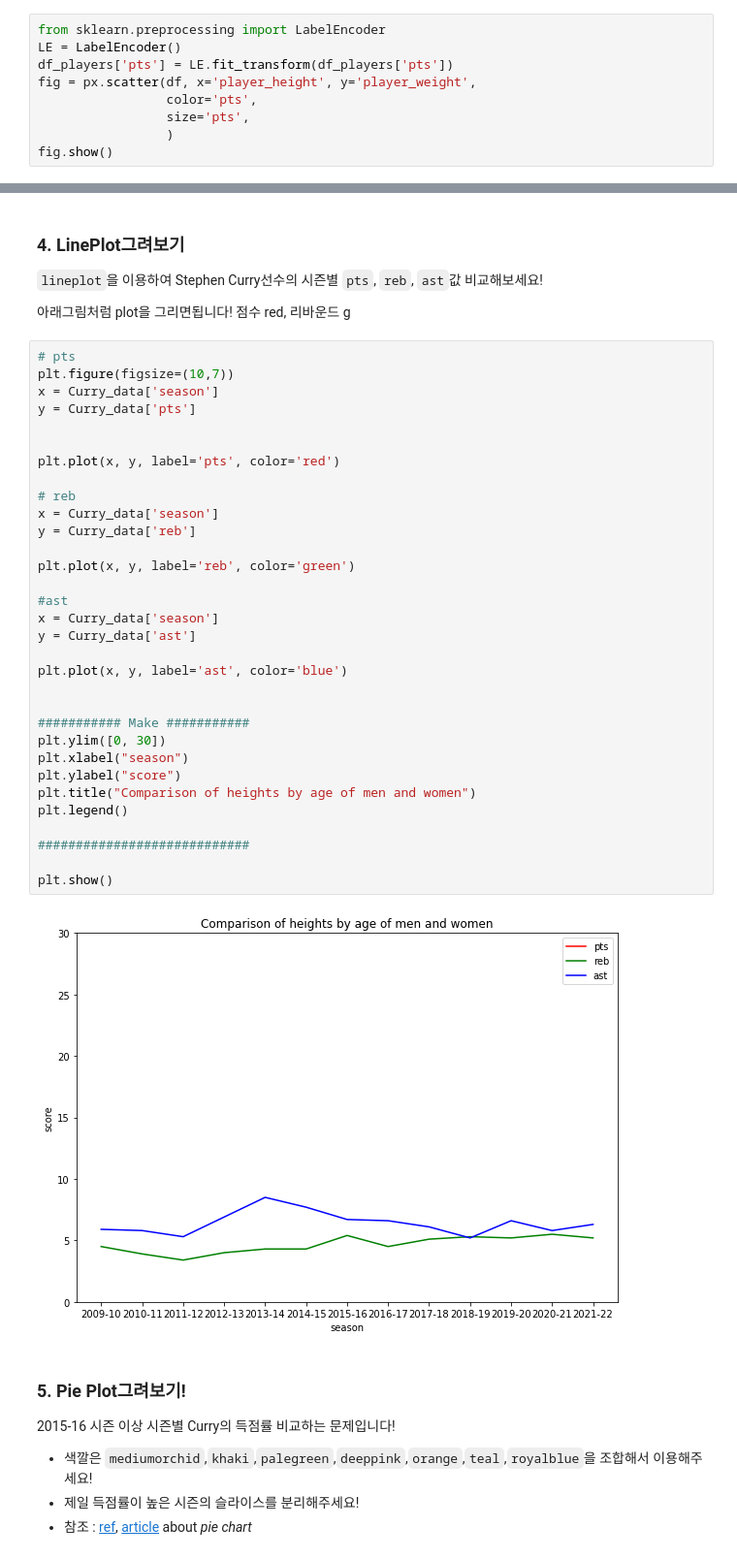
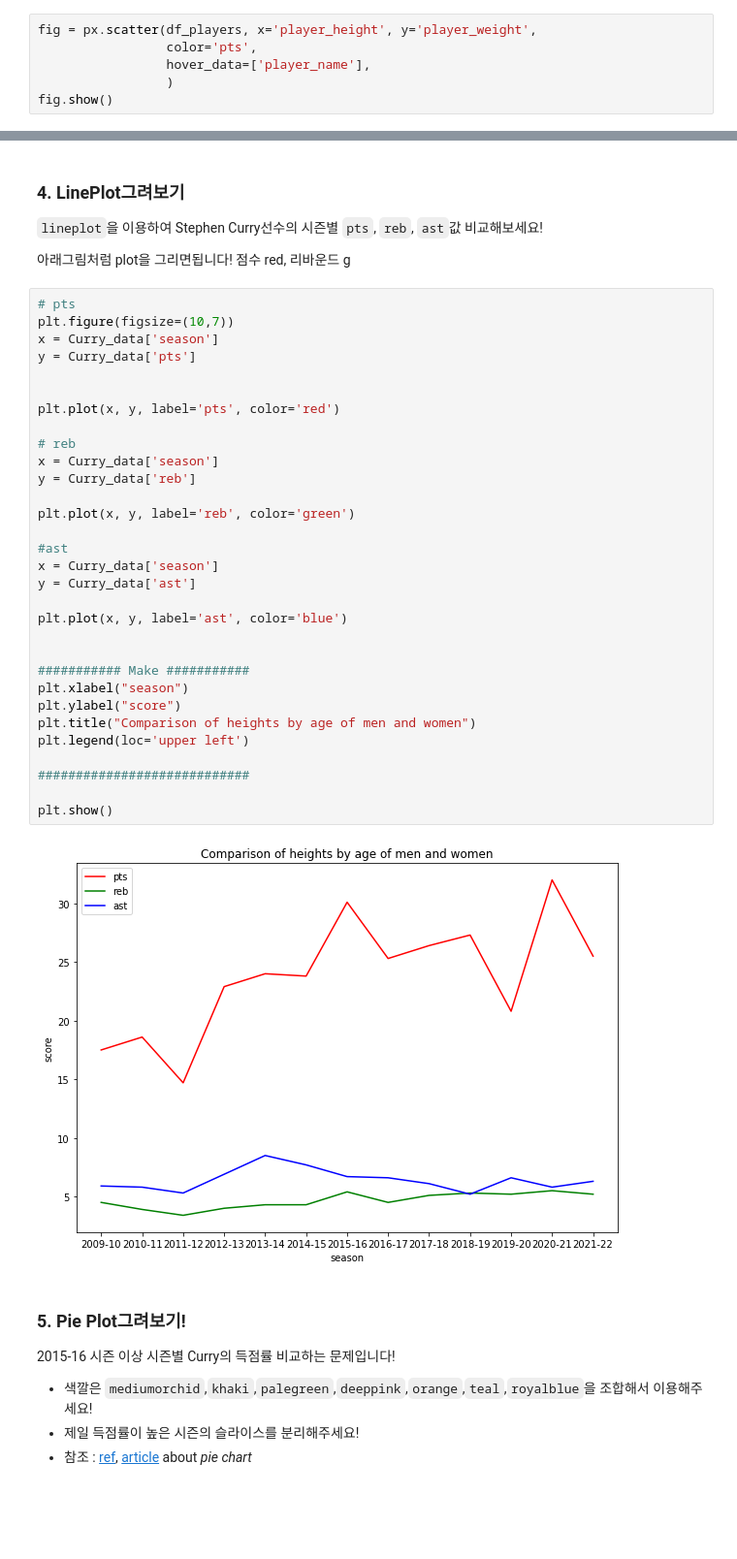
Before and after one commit to DogbakDaily/DAP_2022, a Jupyter notebook: lecture4_ipynb의_사본.ipynb, the cells around one changed output, grey strips where cells are left out. Shown at 97% size. Drawn from its saved outputs; the diff is of its cells as text; blank space fills up the shorter version.

```diff
--- a/lecture4_ipynb의_사본.ipynb
+++ b/lecture4_ipynb의_사본.ipynb
@@ -337,12 +337,9 @@ plotly를 이용하여 선수들의 키와 몸무게(`player_height`와 `player_
 
 또한 `pts`별 색깔도 적용해주세요!
 # %%
-from sklearn.preprocessing import LabelEncoder
-LE = LabelEncoder()
-df_players['pts'] = LE.fit_transform(df_players['pts'])
-fig = px.scatter(df, x='player_height', y='player_weight',
+fig = px.scatter(df_players, x='player_height', y='player_weight',
                  color='pts',
-                 size='pts',
+                 hover_data=['player_name'],
                  )
 fig.show()
 # %% [output]
@@ -381,36 +378,35 @@ Curry_data
 # pts
 plt.figure(figsize=(10,7))
 x = Curry_data['season']
 y = Curry_data['pts']
 
 
 plt.plot(x, y, label='pts', color='red')
 
 # reb
 x = Curry_data['season']
 y = Curry_data['reb']
 
 plt.plot(x, y, label='reb', color='green')
 
 #ast
 x = Curry_data['season']
 y = Curry_data['ast']
 
 plt.plot(x, y, label='ast', color='blue')
 
 
 ########### Make ###########
-plt.ylim([0, 30])
 plt.xlabel("season")
 plt.ylabel("score")
 plt.title("Comparison of heights by age of men and women")
-plt.legend()
+plt.legend(loc='upper left')
 
 ############################
 
 plt.show()
 # %% [output]
-[figure, old version]
+[figure, new version]
 # %% [markdown]
 ### 5. Pie Plot그려보기!
 
```
Also changed, not shown: parts of 6 cells of this notebook.
